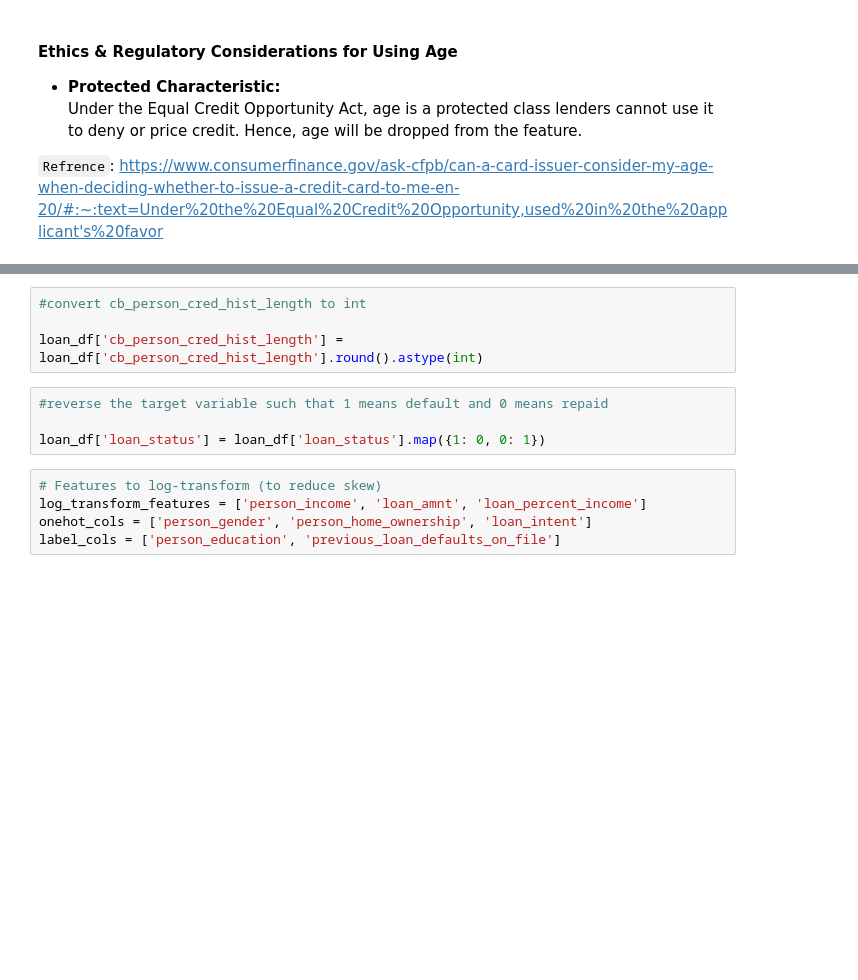
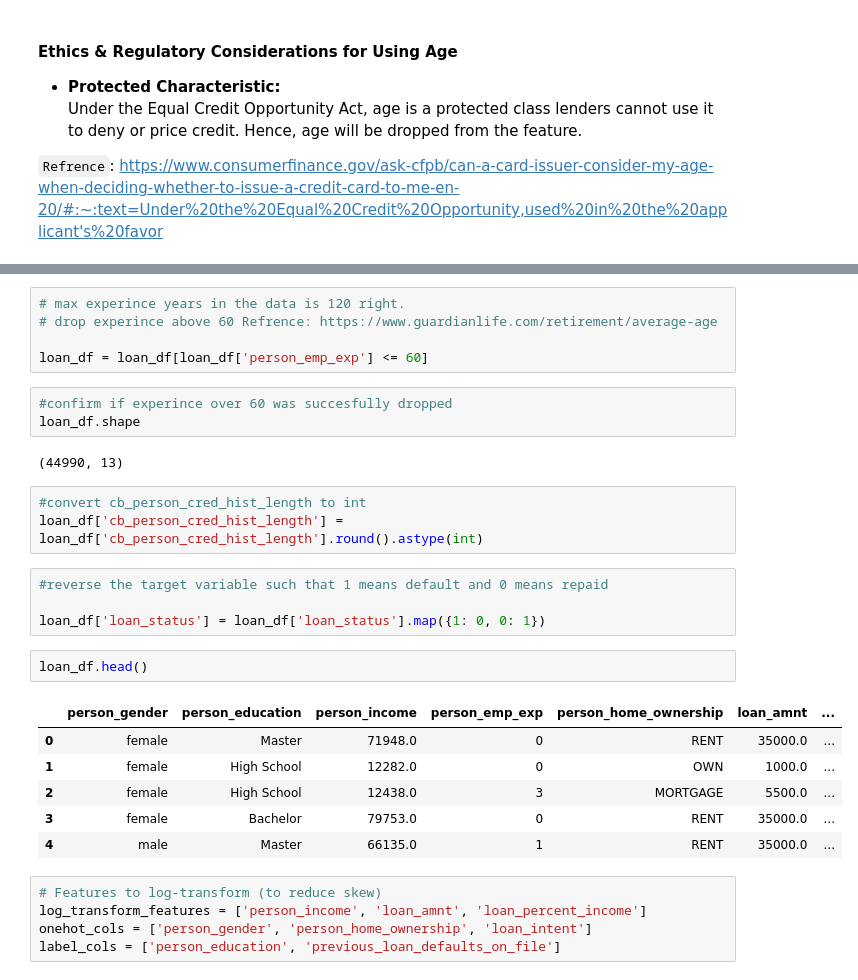
Before and after one commit to JuliusFemi/Loan, a Jupyter notebook: femi.ipynb, the cells around one changed output, grey strips where cells are left out. Cells and saved outputs as stored; diff of their text form; blank space fills up the shorter version.

Commit message:
Update: completed data cleaning and preprocessing

```diff
--- a/femi.ipynb
+++ b/femi.ipynb
@@ -616,11 +618,29 @@ loan_df = loan_df.drop(columns = 'person_age')
+# %%
+# max experince years in the data is 120 right.
+# drop experince above 60 Refrence: https://www.guardianlife.com/retirement/average-age
+
+loan_df = loan_df[loan_df['person_emp_exp'] <= 60]
+# %%
+#confirm if experince over 60 was succesfully dropped
+loan_df.shape
+# %% [output]
+(44990, 13)
 # %%
 #convert cb_person_cred_hist_length to int
-
 loan_df['cb_person_cred_hist_length'] = loan_df['cb_person_cred_hist_length'].round().astype(int)
 # %%
 #reverse the target variable such that 1 means default and 0 means repaid
 
 loan_df['loan_status'] = loan_df['loan_status'].map({1: 0, 0: 1})
+# %%
+loan_df.head()
+# %% [output]
+|  | person_gender | person_education | person_income | person_emp_exp | person_home_ownership | loan_amnt | ... |
+| 0 | female | Master | 71948.0 | 0 | RENT | 35000.0 | ... |
+| 1 | female | High School | 12282.0 | 0 | OWN | 1000.0 | ... |
+| 2 | female | High School | 12438.0 | 3 | MORTGAGE | 5500.0 | ... |
+| 3 | female | Bachelor | 79753.0 | 0 | RENT | 35000.0 | ... |
+| 4 | male | Master | 66135.0 | 1 | RENT | 35000.0 | ... |
 # %%
 # Features to log‑transform (to reduce skew)
 log_transform_features = ['person_income', 'loan_amnt', 'loan_percent_income']
```
Also changed, not shown: parts of 15 cells of this notebook, 5 other files.
